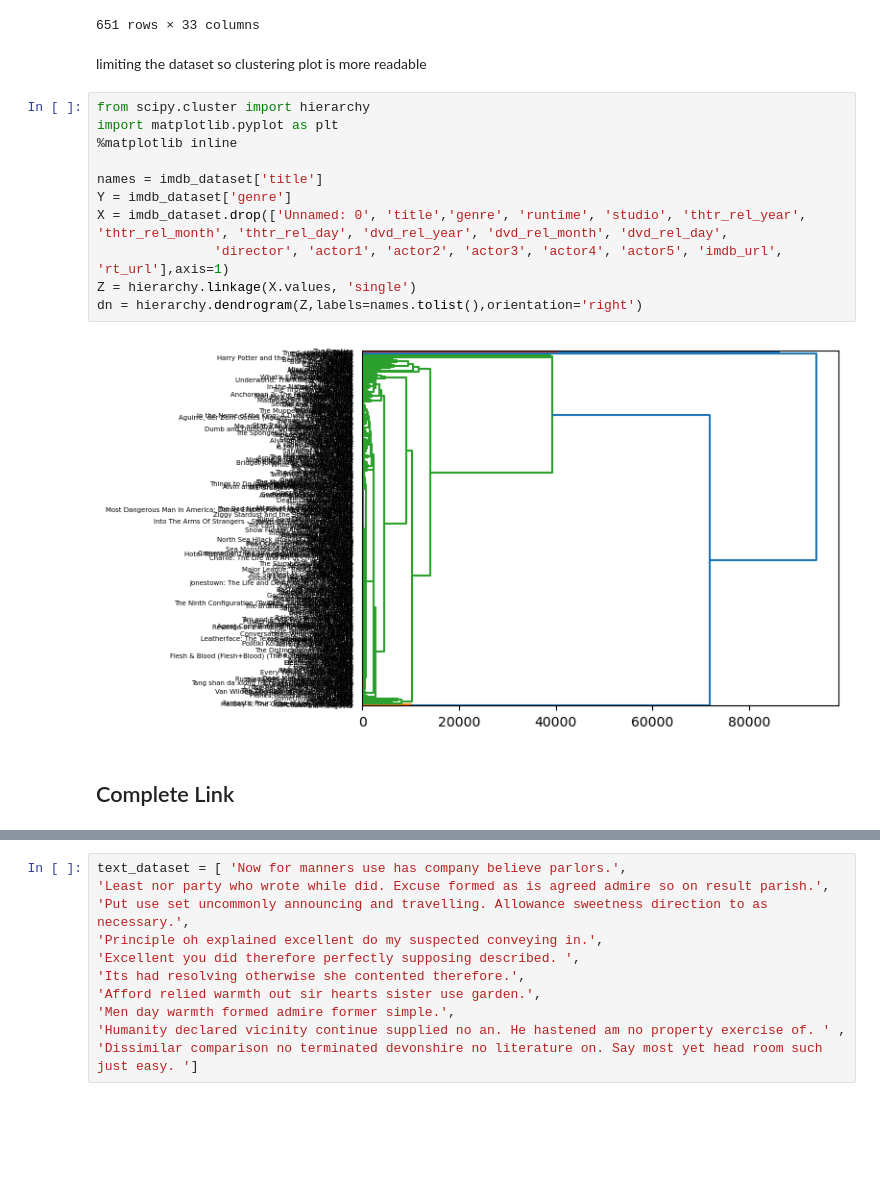
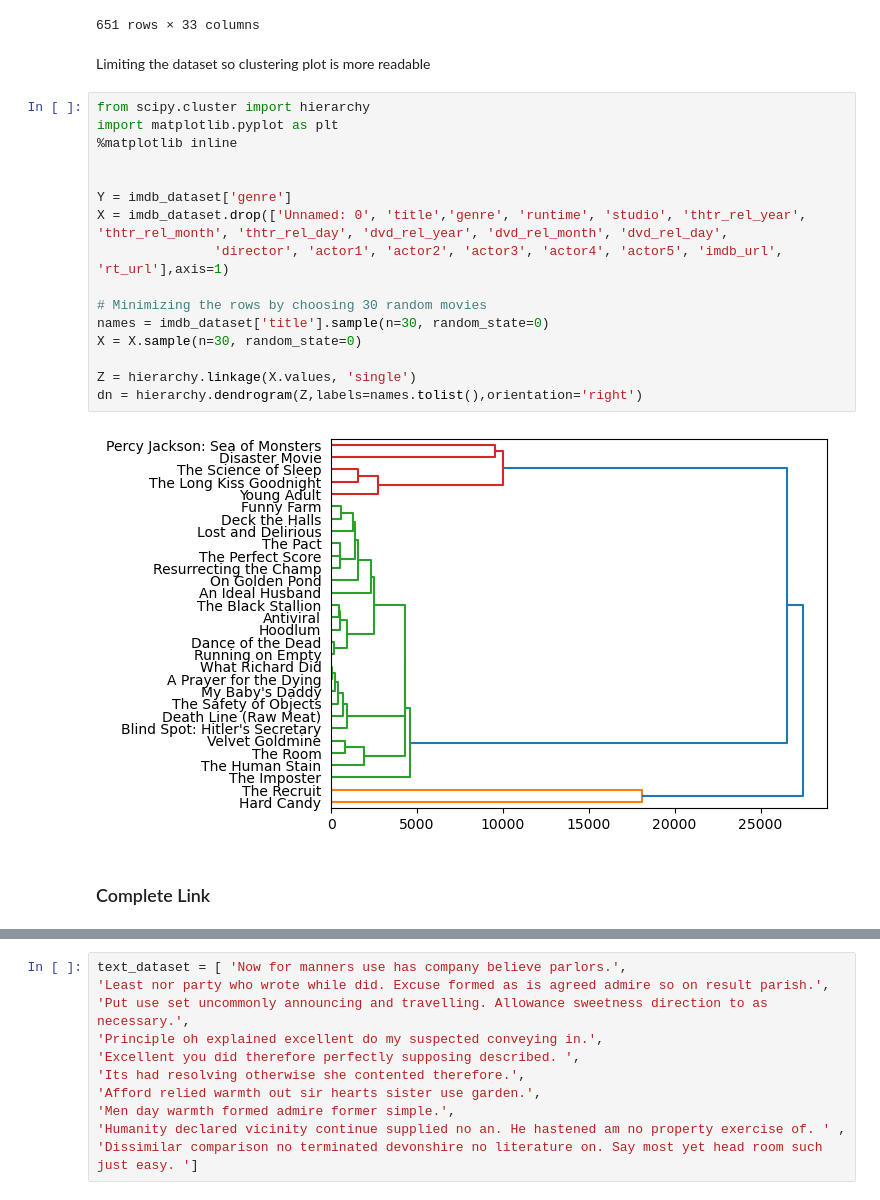
Before and after one commit to OtaSteven/CSC177_Proj, a Jupyter notebook: cluster_analysis/cluster_analysis.ipynb, the cells around one changed output, grey strips where cells are left out. Saved outputs shown, nothing was run; the diff lists cells and outputs as text; blank space fills up the shorter version.

```diff
--- a/cluster_analysis/cluster_analysis.ipynb
+++ b/cluster_analysis/cluster_analysis.ipynb
@@ -198,22 +198,27 @@ imdb_dataset
 | 650 | 651 | LOL | 1 | Comedy | 97.0 | 3 | Lionsgate Films | 2012 | ... |
 651 rows × 33 columns
 # %% [markdown]
-limiting the dataset so clustering plot is more readable
+Limiting the dataset so clustering plot is more readable
 # %%
 from scipy.cluster import hierarchy
 import matplotlib.pyplot as plt
 %matplotlib inline
 
-names = imdb_dataset['title']
+
 Y = imdb_dataset['genre']
 X = imdb_dataset.drop(['Unnamed: 0', 'title','genre', 'runtime', 'studio', 'thtr_rel_year', 'thtr_rel_month', 'thtr_rel_day', 'dvd_rel_year', 'dvd_rel_month', 'dvd_rel_day',
                'director', 'actor1', 'actor2', 'actor3', 'actor4', 'actor5', 'imdb_url', 'rt_url'],axis=1)
+
+# Minimizing the rows by choosing 30 random movies
+names = imdb_dataset['title'].sample(n=30, random_state=0)
+X = X.sample(n=30, random_state=0)
+
 Z = hierarchy.linkage(X.values, 'single')
 dn = hierarchy.dendrogram(Z,labels=names.tolist(),orientation='right')
 # %% [output]
-[figure, old version]
+[figure, new version]
 # %% [markdown]
-## Complete Link
+### Complete Link
 # %%
 Z = hierarchy.linkage(X.values, 'complete')
 dn = hierarchy.dendrogram(Z,labels=names.tolist(),orientation='right')
```
Also changed, not shown: parts of 25 cells of this notebook, 1 other file.
